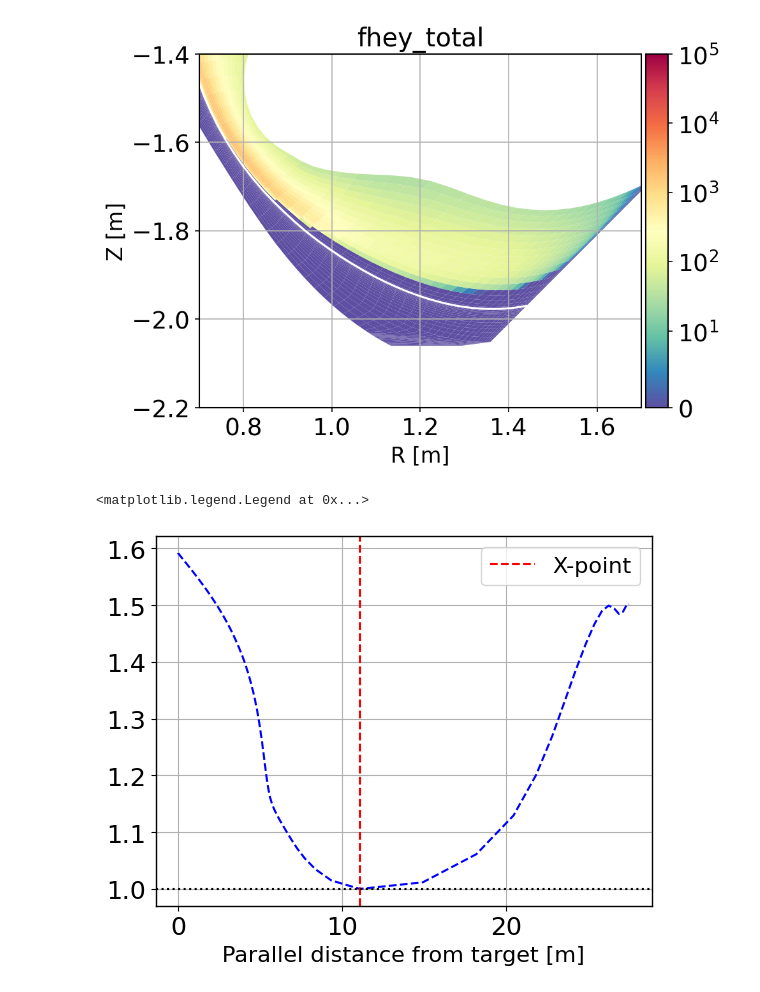
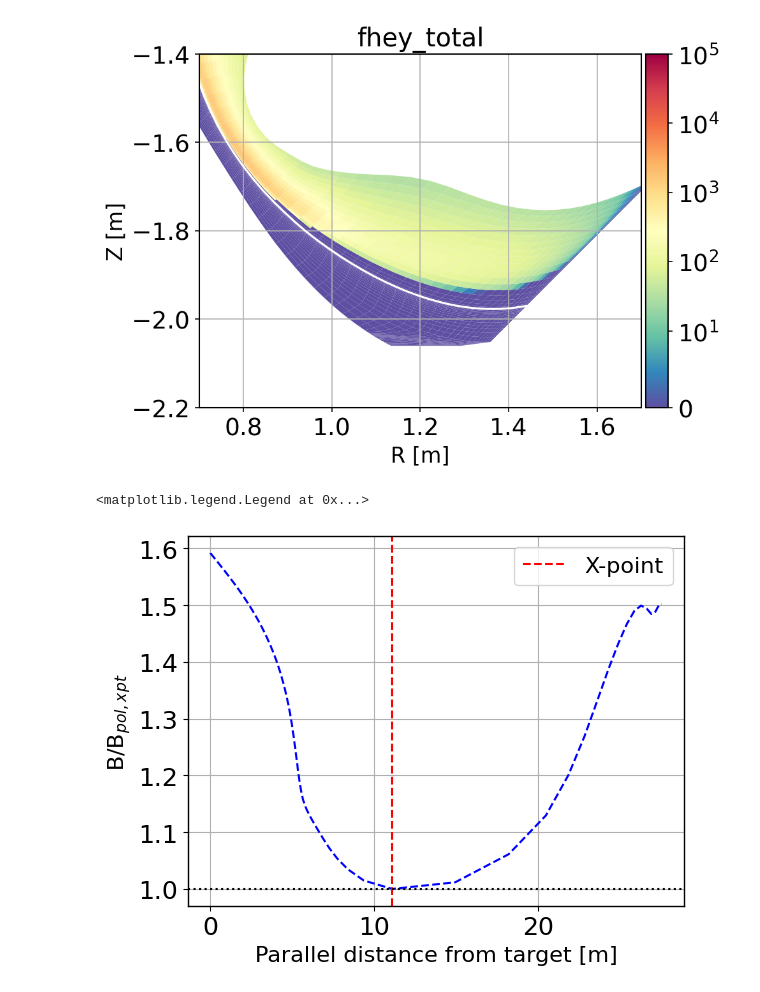
Before and after one commit to PoloidalLloyd/notebooks, a Jupyter notebook: york-step-contract/SOLPS/solps-test.ipynb, the cells around one changed output. Saved outputs shown, nothing was run; the diff lists cells and outputs as text; code cells hidden in the pictures.

Commit message:
updated SOLPS analysis

```diff
--- a/york-step-contract/SOLPS/solps-test.ipynb
+++ b/york-step-contract/SOLPS/solps-test.ipynb
@@ -64,5 +64,5 @@ mpl.rcParams.update({'font.size': 16})
 # %% [markdown]
 # SOLPS I/O
 # %%
-case = SOLPScase('/users/jlb647/scratch/simulation_program/hermes-3_sim/simulation_dir/2025-10_SOLPS_analysis/puff=13.0e21_pump=0.001_divchiconstfix_bcmom2_visper1_rxf0p1_parmvsa2_redoutpfrtrans_pufflfs_pin1.0/')
+case = SOLPScase('/Users/lloyd/Documents/hermes_dir/york-step_analysis_intro/data/solps')
 # %%
@@ -158,34 +142,35 @@ separatrix = True, vmin = vmin, vmax = vmax, xlim = (0.7,1.7), ylim = (-2.2,-1.4
 # sepadd=0 is the separatrix, sepadd=5 is 5 rings into the SOL
 fline = case.get_1d_poloidal_data(
     ["Te", "ne", 'Nn', "Pe", 'Btot'],
     region="outer_lower",  # outer lower divertor leg
     sepadd=0,              # 5th SOL ring
     target_first=True      # Start from target
 )
 
 
 bpol_xpoint = fline[fline['Xpoint']==1]['Btot'].values[0]
 
 # Plot along field line
 fig, ax = plt.subplots()
 # ax2 = ax.twinx()
 
 # ax.plot(fline["Spar"], fline["Te"])
 # ax2.plot(fline['Spar'], fline['Nn'], color = 'black', linestyle = '--')
 # ax2.plot(fline['Spar'], fline['ne'], color = 'blue', linestyle = '--')
 ax.plot(fline['Spar'],-1 * fline['Btot']/bpol_xpoint + 2, color = 'blue', linestyle = '--')
 
 
 ax.axvline(fline[fline["Xpoint"]==1]["Spar"].values[0],
            color='r', linestyle='--', label='X-point')
 ax.axhline(1 , color = 'black', linestyle = ':')
 ax.set_xlabel("Parallel distance from target [m]")
+ax.set_ylabel("B/B$_{pol,xpt}$")
 # ax.set_ylabel("Te [eV]")
 # ax2.set_ylabel(r'Ne/Nd ($m^{-3}$)')
 ax.legend()
 # %% [output]
 <matplotlib.legend.Legend at 0x...>
-[figure, old version]
+[figure, new version]
 # %%
 fline = case.get_1d_radial_data(
     params = ['fhexy_total'],
```
Also changed, not shown: parts of 9 cells of this notebook, 5 other files.
